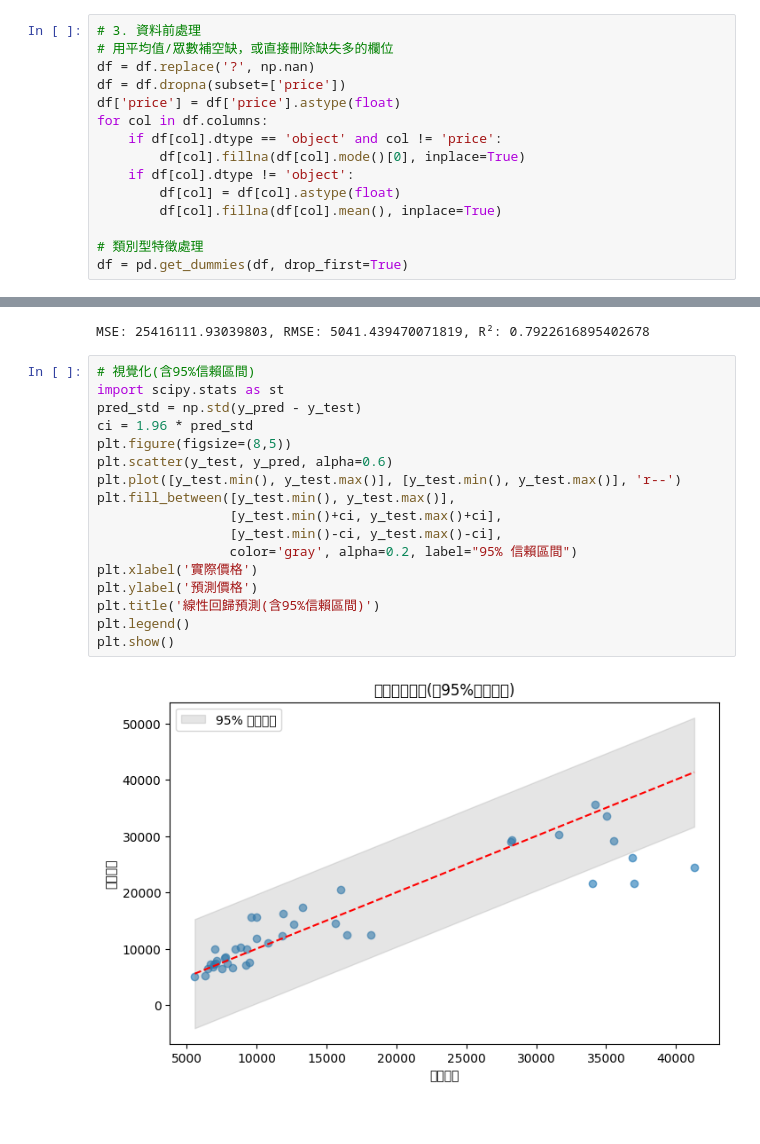
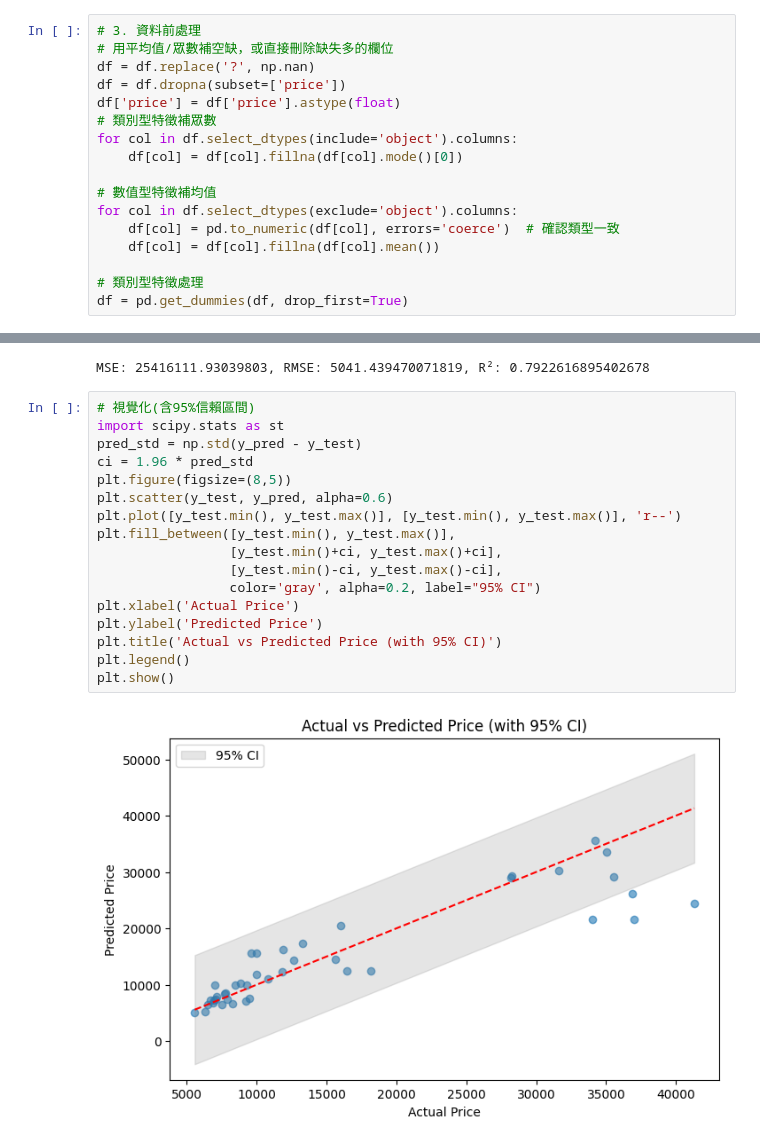
Before and after one commit to awke4/AIOT_homework2, a Jupyter notebook: linerRegression.ipynb, the cells around one changed output, grey strips where cells are left out. Drawn from its saved outputs; the diff is of its cells as text.

```diff
--- a/linerRegression.ipynb
+++ b/linerRegression.ipynb
@@ -41,12 +41,14 @@ dtype: int64
 df = df.replace('?', np.nan)
 df = df.dropna(subset=['price'])
 df['price'] = df['price'].astype(float)
-for col in df.columns:
-    if df[col].dtype == 'object' and col != 'price':
-        df[col].fillna(df[col].mode()[0], inplace=True)
-    if df[col].dtype != 'object':
-        df[col] = df[col].astype(float)
-        df[col].fillna(df[col].mean(), inplace=True)
+# 類別型特徵補眾數
+for col in df.select_dtypes(include='object').columns:
+    df[col] = df[col].fillna(df[col].mode()[0])
+
+# 數值型特徵補均值
+for col in df.select_dtypes(exclude='object').columns:
+    df[col] = pd.to_numeric(df[col], errors='coerce')  # 確認類型一致
+    df[col] = df[col].fillna(df[col].mean())
 
 # 類別型特徵處理
 df = pd.get_dummies(df, drop_first=True)
@@ -104,19 +106,19 @@ MSE: 25416111.93039803, RMSE: 5041.439470071819, R²: 0.7922616895402678
 # %%
 # 視覺化(含95%信賴區間)
 import scipy.stats as st
 pred_std = np.std(y_pred - y_test)
 ci = 1.96 * pred_std
 plt.figure(figsize=(8,5))
 plt.scatter(y_test, y_pred, alpha=0.6)
 plt.plot([y_test.min(), y_test.max()], [y_test.min(), y_test.max()], 'r--')
 plt.fill_between([y_test.min(), y_test.max()],
                  [y_test.min()+ci, y_test.max()+ci],
                  [y_test.min()-ci, y_test.max()-ci],
-                 color='gray', alpha=0.2, label="95% 信賴區間")
-plt.xlabel('實際價格')
-plt.ylabel('預測價格')
-plt.title('線性回歸預測(含95%信賴區間)')
+                 color='gray', alpha=0.2, label="95% CI")
+plt.xlabel('Actual Price')
+plt.ylabel('Predicted Price')
+plt.title('Actual vs Predicted Price (with 95% CI)')
 plt.legend()
 plt.show()
 # %% [output]
-[figure, old version]
+[figure, new version]
```
